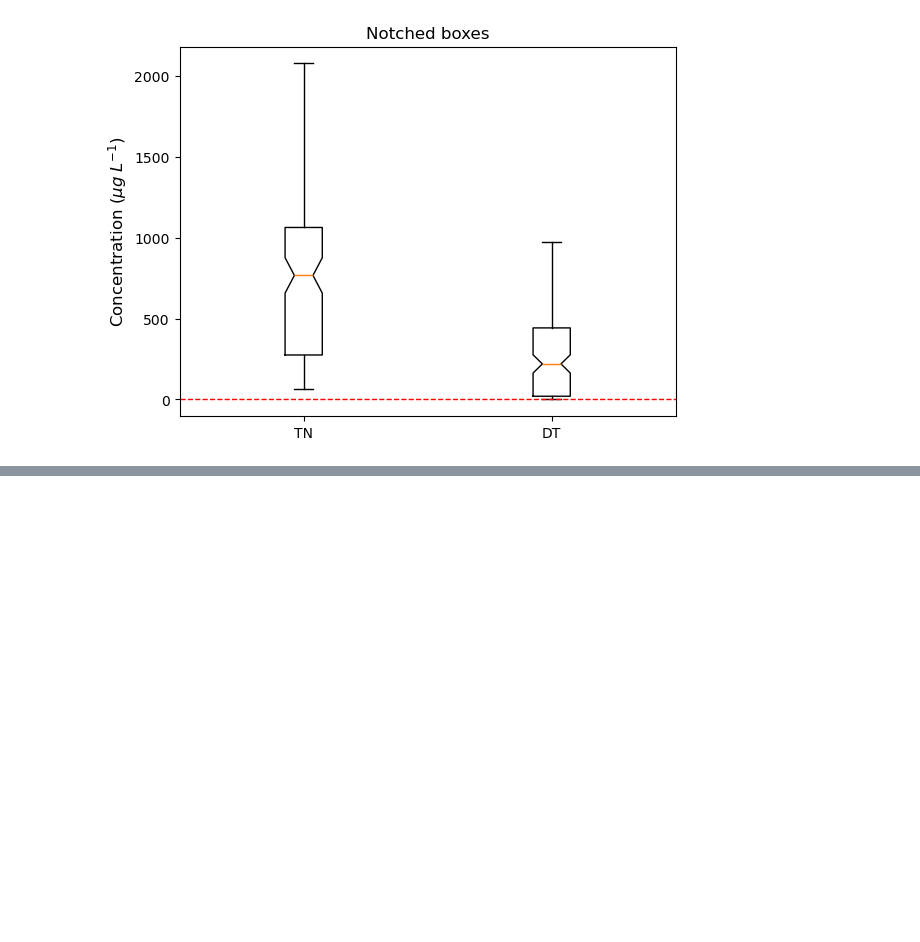
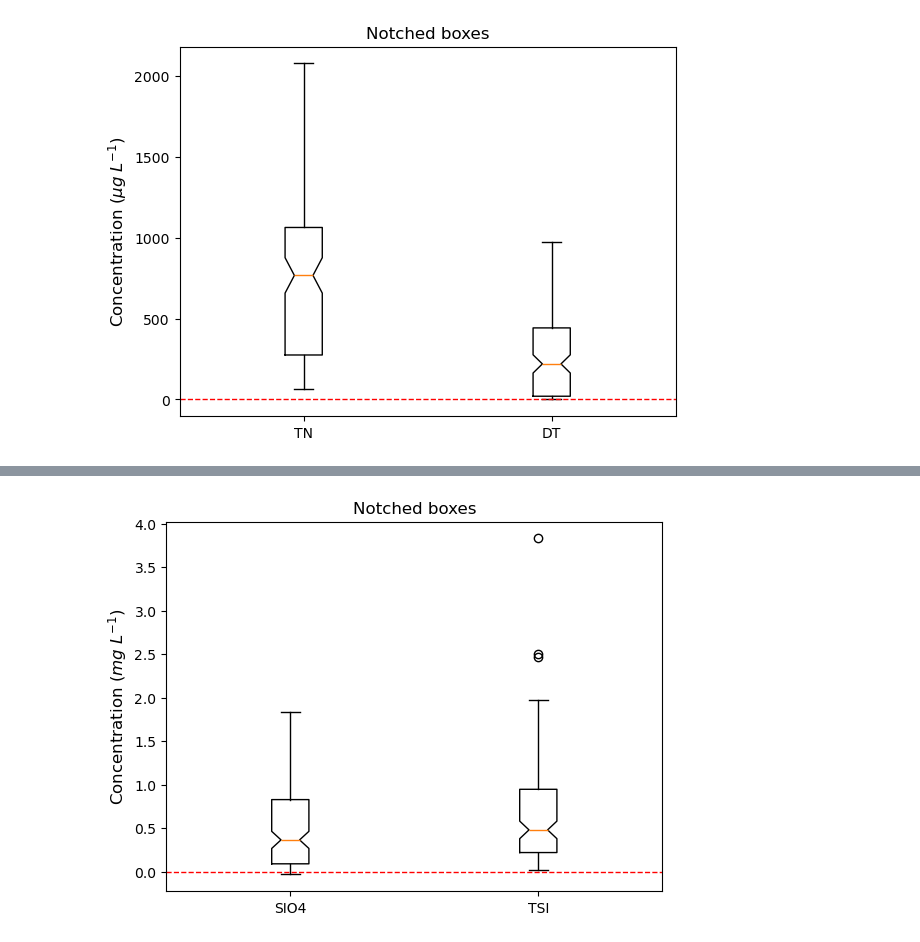
Before and after one commit to Andrea-Rebeca-LC/Python_2025_Ciencias_de_datos, a Jupyter notebook: Primeros ejercicios/Final_project.ipynb, the cells around one changed output, grey strips where cells are left out. Saved outputs shown, nothing was run; the diff lists cells and outputs as text; code cells hidden in the pictures; blank space fills up the shorter version.

```diff
--- a/Primeros ejercicios/Final_project.ipynb
+++ b/Primeros ejercicios/Final_project.ipynb
@@ -148,0 +172,23 @@ plt.show()
+# %%
+data1 = nutData["sio4.mgl"]
+#importan eliminite na´s
+data2 = nutData["tsi.mgl"].dropna()
+
+fig2, ax2 = plt.subplots()
+
+ax2.set_title('Notched boxes')
+
+# Two boxplots in one figure
+ax2.boxplot([data1, data2], notch=True)
+
+# Línea roja en y=0
+ax2.axhline(y=0, color='red', linestyle='--', linewidth=1)
+
+# Etiquetas en X para identificar cada boxplot
+ax2.set_xticks([1, 2])
+ax2.set_xticklabels(["SIO4", "TSI"])
+
+plt.ylabel('Concentration ($mg \; L^{-1}$)', fontsize=12)
+plt.show()
+# %% [output]
+[figure, added]
```
Also changed, not shown: parts of 1 cell of this notebook.
